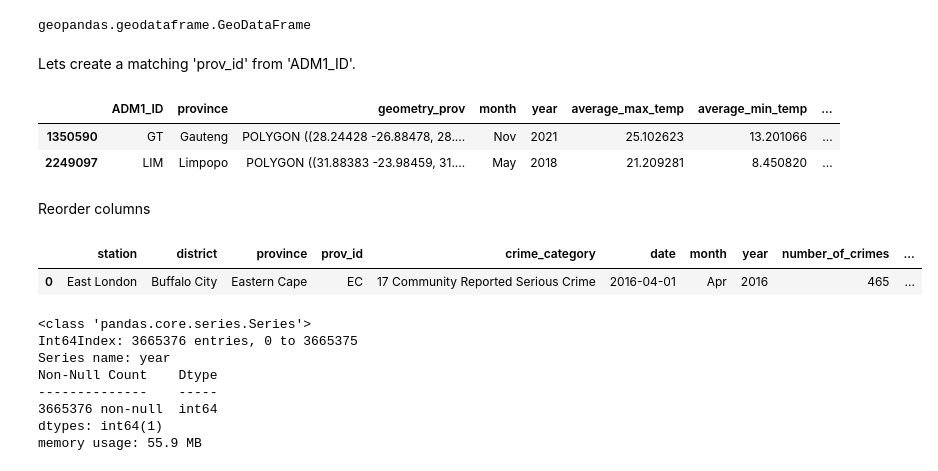
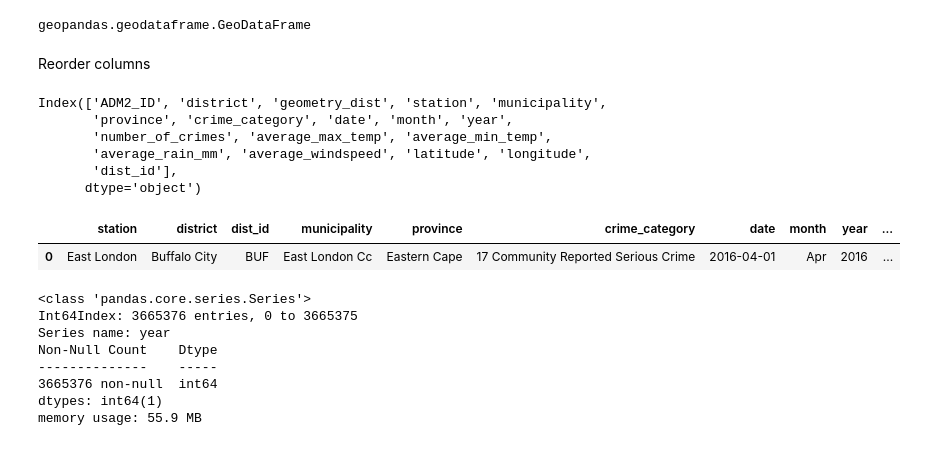
Before and after one commit to OmdenaAI/south-africa-chapter-mapping-urban-v, a Jupyter notebook: src/tasks/task4-eda-visualization/geospatial/sa_yearly_by_district.ipynb, the cells around one changed output. Saved outputs shown, nothing was run; the diff lists cells and outputs as text; code cells hidden in the pictures.

```diff
--- a/src/tasks/task4-eda-visualization/geospatial/sa_yearly_by_district.ipynb
+++ b/src/tasks/task4-eda-visualization/geospatial/sa_yearly_by_district.ipynb
@@ -178,2 +162,4 @@ df['date'] = pd.to_datetime(df['date'], format='%b-%y')
+# %%
+df['dist_id'] = df['district'].map(dict_dist)
 # %% [markdown]
 Quick check.
@@ -182,5 +165,0 @@ Quick check.
-# %%
-df['month'] = df['date'].apply(lambda x: x.month)
-df['month'] = df['month'].apply(lambda x: calendar.month_abbr[x])
-df['year'] = df['date'].apply(lambda x: x.year)
-df.head(1)
@@ -451,0 +219,2 @@ geospatial_prov
+# %%
+geospatial_dist = geo_dist.merge(df, on=['district'], how='right').fillna('')
@@ -452,5 +237,5 @@ geospatial_prov
 # %% [markdown]
 Convert to a GeoPandas DataFrame.
 # %%
-geospatial_prov = gpd.GeoDataFrame(geospatial_prov, geometry='geometry_prov')
+geospatial_dist = gpd.GeoDataFrame(geospatial_dist, geometry='geometry_dist')
 # %%
@@ -458,4 +243,2 @@ type(geospatial_prov)
 # %% [output]
 geopandas.geodataframe.GeoDataFrame
-# %% [markdown]
-Lets create a matching 'prov_id' from 'ADM1_ID'.
@@ -464,22 +245,25 @@ geospatial_prov['prov_id'] = geospatial_prov.loc[:, 'ADM1_ID']
-# %%
-geospatial_prov.sample(2)
-# %% [output]
-|  | ADM1_ID | province | geometry_prov | month | year | average_max_temp | average_min_temp | ... |
-| 1350590 | GT | Gauteng | POLYGON ((28.24428 -26.88478, 28.... | Nov | 2021 | 25.102623 | 13.201066 | ... |
-| 2249097 | LIM | Limpopo | POLYGON ((31.88383 -23.98459, 31.... | May | 2018 | 21.209281 | 8.450820 | ... |
 # %% [markdown]
 Reorder columns
+# %%
+geospatial_dist.columns
+# %% [output]
+Index(['ADM2_ID', 'district', 'geometry_dist', 'station', 'municipality',
+       'province', 'crime_category', 'date', 'month', 'year',
+       'number_of_crimes', 'average_max_temp', 'average_min_temp',
+       'average_rain_mm', 'average_windspeed', 'latitude', 'longitude',
+       'dist_id'],
+      dtype='object')
 # %%
 
-geospatial_prov = geospatial_prov[
-    ['station', 'district', 'province', 'prov_id',
-     'crime_category', 'date', 'month', 'year',
-     'number_of_crimes', 'average_max_temp',
+geospatial_dist = geospatial_dist[
+    ['station', 'district', 'dist_id', 'municipality',
+     'province', 'crime_category', 'date', 'month',
+     'year', 'number_of_crimes', 'average_max_temp',
      'average_min_temp', 'average_rain_mm',
      'average_windspeed', 'latitude', 'longitude',
-     'ADM1_ID', 'geometry_prov']]
-geospatial_prov.head(1)
+     'ADM2_ID', 'geometry_dist']]
+geospatial_dist.head(1)
 # %% [output]
-|  | station | district | province | prov_id | crime_category | date | month | year | number_of_crimes | ... |
-| 0 | East London | Buffalo City | Eastern Cape | EC | 17 Community Reported Serious Crime | 2016-04-01 | Apr | 2016 | 465 | ... |
+|  | station | district | dist_id | municipality | province | crime_category | date | month | year | ... |
+| 0 | East London | Buffalo City | BUF | East London Cc | Eastern Cape | 17 Community Reported Serious Crime | 2016-04-01 | Apr | 2016 | ... |
 # %%
```
Also changed, not shown: parts of 76 cells of this notebook.
